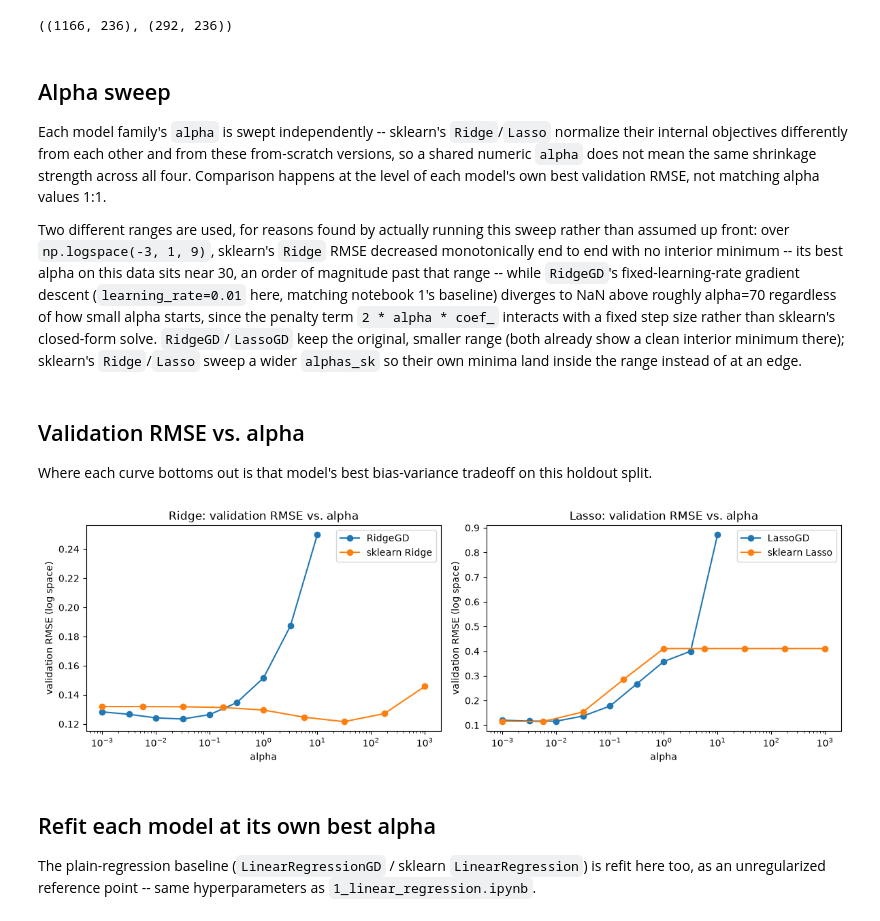
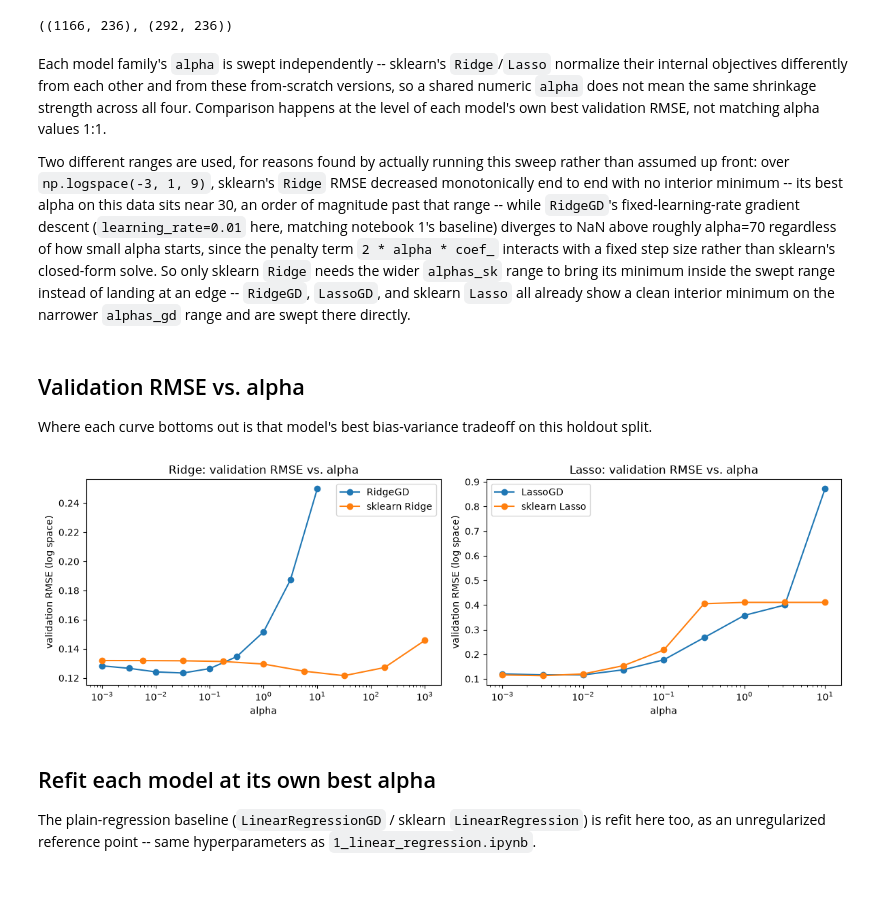
Before and after one commit to akakritagya/ames-price, a Jupyter notebook: notebooks/models/2_regularized_regression.ipynb, the cells around one changed output. Saved outputs shown, nothing was run; the diff lists cells and outputs as text; code cells hidden in the pictures; blank space fills up the shorter version.

```diff
--- a/notebooks/models/2_regularized_regression.ipynb
+++ b/notebooks/models/2_regularized_regression.ipynb
@@ -48,11 +48,9 @@ X_train.shape, X_val.shape
 # %% [output]
 ((1166, 236), (292, 236))
 # %% [markdown]
-## Alpha sweep
-
 Each model family's `alpha` is swept independently -- sklearn's `Ridge`/`Lasso` normalize their internal objectives differently from each other and from these from-scratch versions, so a shared numeric `alpha` does not mean the same shrinkage strength across all four. Comparison happens at the level of each model's own best validation RMSE, not matching alpha values 1:1.
 
-Two different ranges are used, for reasons found by actually running this sweep rather than assumed up front: over `np.logspace(-3, 1, 9)`, sklearn's `Ridge` RMSE decreased monotonically end to end with no interior minimum -- its best alpha on this data sits near 30, an order of magnitude past that range -- while `RidgeGD`'s fixed-learning-rate gradient descent (`learning_rate=0.01` here, matching notebook 1's baseline) diverges to NaN above roughly alpha=70 regardless of how small alpha starts, since the penalty term `2 * alpha * coef_` interacts with a fixed step size rather than sklearn's closed-form solve. `RidgeGD`/`LassoGD` keep the original, smaller range (both already show a clean interior minimum there); sklearn's `Ridge`/`Lasso` sweep a wider `alphas_sk` so their own minima land inside the range instead of at an edge.
+Two different ranges are used, for reasons found by actually running this sweep rather than assumed up front: over `np.logspace(-3, 1, 9)`, sklearn's `Ridge` RMSE decreased monotonically end to end with no interior minimum -- its best alpha on this data sits near 30, an order of magnitude past that range -- while `RidgeGD`'s fixed-learning-rate gradient descent (`learning_rate=0.01` here, matching notebook 1's baseline) diverges to NaN above roughly alpha=70 regardless of how small alpha starts, since the penalty term `2 * alpha * coef_` interacts with a fixed step size rather than sklearn's closed-form solve. So only sklearn `Ridge` needs the wider `alphas_sk` range to bring its minimum inside the swept range instead of landing at an edge -- `RidgeGD`, `LassoGD`, and sklearn `Lasso` all already show a clean interior minimum on the narrower `alphas_gd` range and are swept there directly.
 # %%
 alphas_gd = np.logspace(-3, 1, 9)
 alphas_sk = np.logspace(-3, 3, 9)
@@ -89,10 +87,13 @@ lasso_gd_rmse = np.array(lasso_gd_rmse)
 ridge_gd_coefs = np.array(ridge_gd_coefs)
 lasso_gd_coefs = np.array(lasso_gd_coefs)
 
+# sklearn Ridge needs the wider alphas_sk range (its own minimum sits near
+# alpha=30, past the end of alphas_gd) -- see the markdown above. sklearn
+# Lasso already has a clean interior minimum on alphas_gd, so it sweeps
+# that same range instead of alphas_sk; the two sklearn models therefore
+# now use different alpha arrays and need separate loops.
 ridge_sk_rmse = []
-lasso_sk_rmse = []
 ridge_sk_coefs = []
-lasso_sk_coefs = []
 
 for a in alphas_sk:
     ridge_sk = Ridge(alpha=a)
@@ -100,14 +101,19 @@ for a in alphas_sk:
     ridge_sk_rmse.append(rmse(y_val, ridge_sk.predict(X_val)))
     ridge_sk_coefs.append(ridge_sk.coef_.ravel())
 
+ridge_sk_rmse = np.array(ridge_sk_rmse)
+ridge_sk_coefs = np.array(ridge_sk_coefs)
+
+lasso_sk_rmse = []
+lasso_sk_coefs = []
+
+for a in alphas_gd:
     lasso_sk = Lasso(alpha=a)
     lasso_sk.fit(X_train, y_train)
     lasso_sk_rmse.append(rmse(y_val, lasso_sk.predict(X_val)))
     lasso_sk_coefs.append(lasso_sk.coef_.ravel())
 
-ridge_sk_rmse = np.array(ridge_sk_rmse)
 lasso_sk_rmse = np.array(lasso_sk_rmse)
-ridge_sk_coefs = np.array(ridge_sk_coefs)
 lasso_sk_coefs = np.array(lasso_sk_coefs)
 # %% [markdown]
 ## Validation RMSE vs. alpha
@@ -116,24 +122,24 @@ Where each curve bottoms out is that model's best bias-variance tradeoff on this
 # %%
 fig, axes = plt.subplots(1, 2, figsize=(12, 4))
 
 axes[0].semilogx(alphas_gd, ridge_gd_rmse, marker="o", label="RidgeGD")
 axes[0].semilogx(alphas_sk, ridge_sk_rmse, marker="o", label="sklearn Ridge")
 axes[0].set_xlabel("alpha")
 axes[0].set_ylabel("validation RMSE (log space)")
 axes[0].set_title("Ridge: validation RMSE vs. alpha")
 axes[0].legend()
 
 axes[1].semilogx(alphas_gd, lasso_gd_rmse, marker="o", label="LassoGD")
-axes[1].semilogx(alphas_sk, lasso_sk_rmse, marker="o", label="sklearn Lasso")
+axes[1].semilogx(alphas_gd, lasso_sk_rmse, marker="o", label="sklearn Lasso")
 axes[1].set_xlabel("alpha")
 axes[1].set_ylabel("validation RMSE (log space)")
 axes[1].set_title("Lasso: validation RMSE vs. alpha")
 axes[1].legend()
 
 plt.tight_layout()
 plt.show()
 # %% [output]
-[figure, old version]
+[figure, new version]
 # %% [markdown]
 ## Refit each model at its own best alpha
 
```
Also changed, not shown: parts of 7 cells of this notebook, 1 other file.
